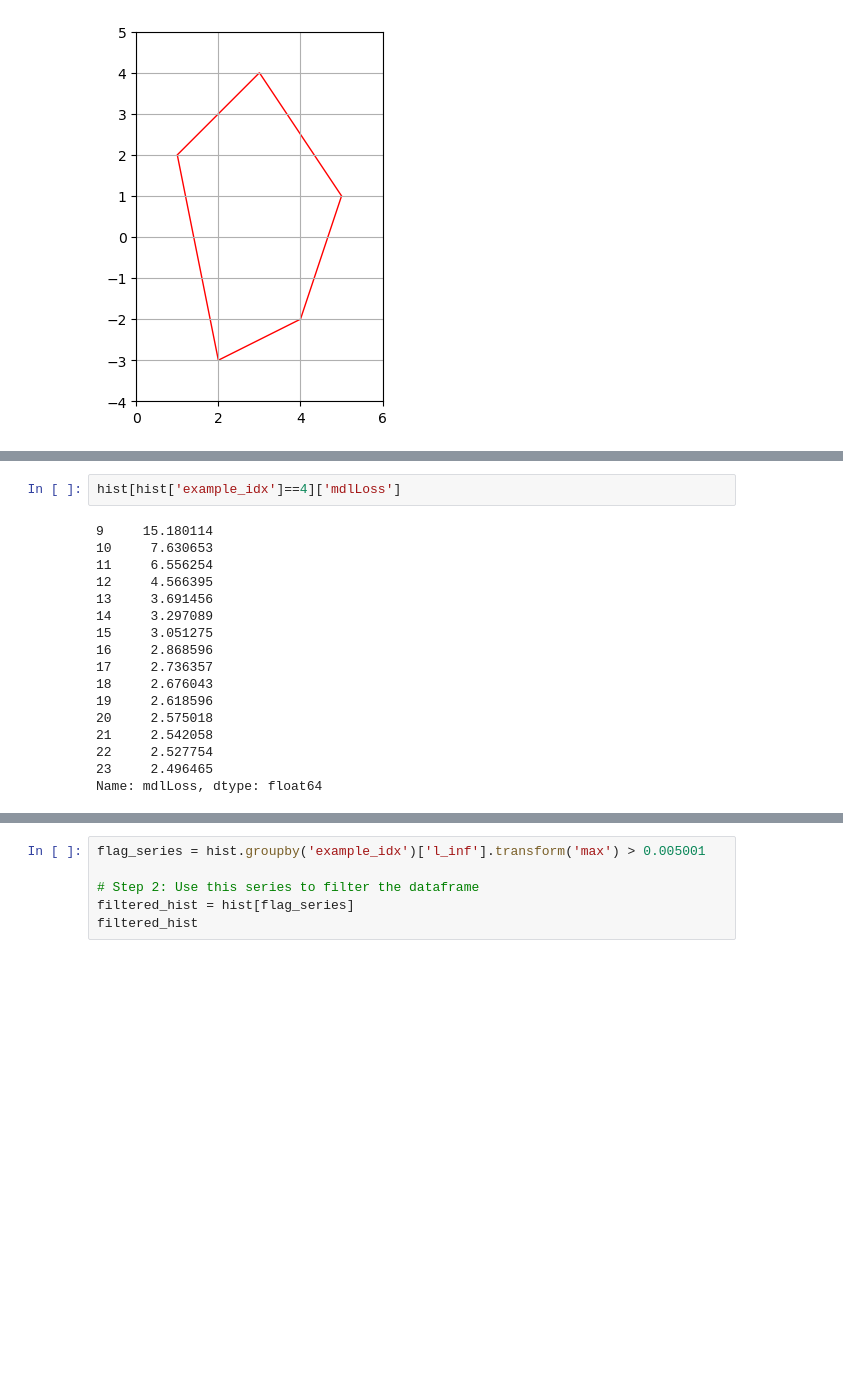
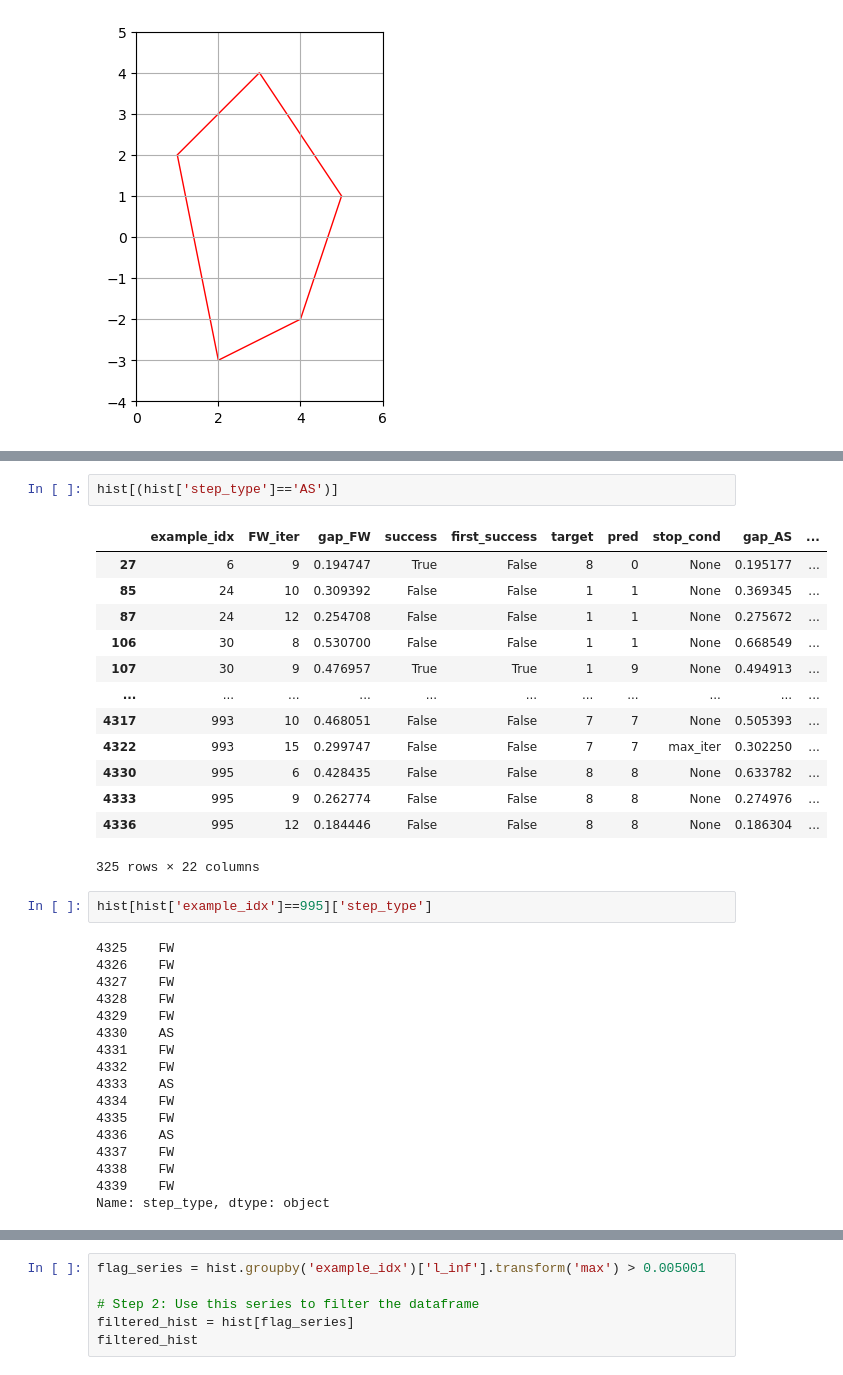
Before and after one commit to TannerAGraves/FW-variants-for-WB-Adversarial-Attacks, a Jupyter notebook: test attacks.ipynb, the cells around one changed output, grey strips where cells are left out. Saved outputs shown, nothing was run; the diff lists cells and outputs as text; blank space fills up the shorter version.

```diff
--- a/test attacks.ipynb
+++ b/test attacks.ipynb
@@ -239,22 +245,38 @@ Epsilon: 0.005  Correct Classifications (Failed Attacks) = 63 / 1000 = 0.063
 | 4345 | 998 | 6 | 5.305123e-02 | True | False | 1 | 9 | gap | 4.593283e-02 | ... |
 | 4349 | 999 | 4 | 1.375034e-02 | True | False | 5 | 3 | gap | 3.481145e-03 | ... |
 930 rows × 22 columns
+# %%
+hist[(hist['step_type']=='AS')]
+# %% [output]
+|  | example_idx | FW_iter | gap_FW | success | first_success | target | pred | stop_cond | gap_AS | ... |
+| 27 | 6 | 9 | 0.194747 | True | False | 8 | 0 | None | 0.195177 | ... |
+| 85 | 24 | 10 | 0.309392 | False | False | 1 | 1 | None | 0.369345 | ... |
+| 87 | 24 | 12 | 0.254708 | False | False | 1 | 1 | None | 0.275672 | ... |
+| 106 | 30 | 8 | 0.530700 | False | False | 1 | 1 | None | 0.668549 | ... |
+| 107 | 30 | 9 | 0.476957 | True | True | 1 | 9 | None | 0.494913 | ... |
+| ... | ... | ... | ... | ... | ... | ... | ... | ... | ... | ... |
+| 4317 | 993 | 10 | 0.468051 | False | False | 7 | 7 | None | 0.505393 | ... |
+| 4322 | 993 | 15 | 0.299747 | False | False | 7 | 7 | max_iter | 0.302250 | ... |
+| 4330 | 995 | 6 | 0.428435 | False | False | 8 | 8 | None | 0.633782 | ... |
+| 4333 | 995 | 9 | 0.262774 | False | False | 8 | 8 | None | 0.274976 | ... |
+| 4336 | 995 | 12 | 0.184446 | False | False | 8 | 8 | None | 0.186304 | ... |
+325 rows × 22 columns
 # %%
-hist[hist['example_idx']==4]['mdlLoss']
+hist[hist['example_idx']==995]['step_type']
 # %% [output]
-9     15.180114
-10     7.630653
-11     6.556254
-12     4.566395
-13     3.691456
-14     3.297089
-15     3.051275
-16     2.868596
-17     2.736357
-18     2.676043
-19     2.618596
-20     2.575018
-21     2.542058
-22     2.527754
-23     2.496465
-Name: mdlLoss, dtype: float64
+4325    FW
+4326    FW
+4327    FW
+4328    FW
+4329    FW
+4330    AS
+4331    FW
+4332    FW
+4333    AS
+4334    FW
+4335    FW
+4336    AS
+4337    FW
+4338    FW
+4339    FW
+Name: step_type, dtype: object
```
Also changed, not shown: parts of 6 cells of this notebook, 2 other files.
